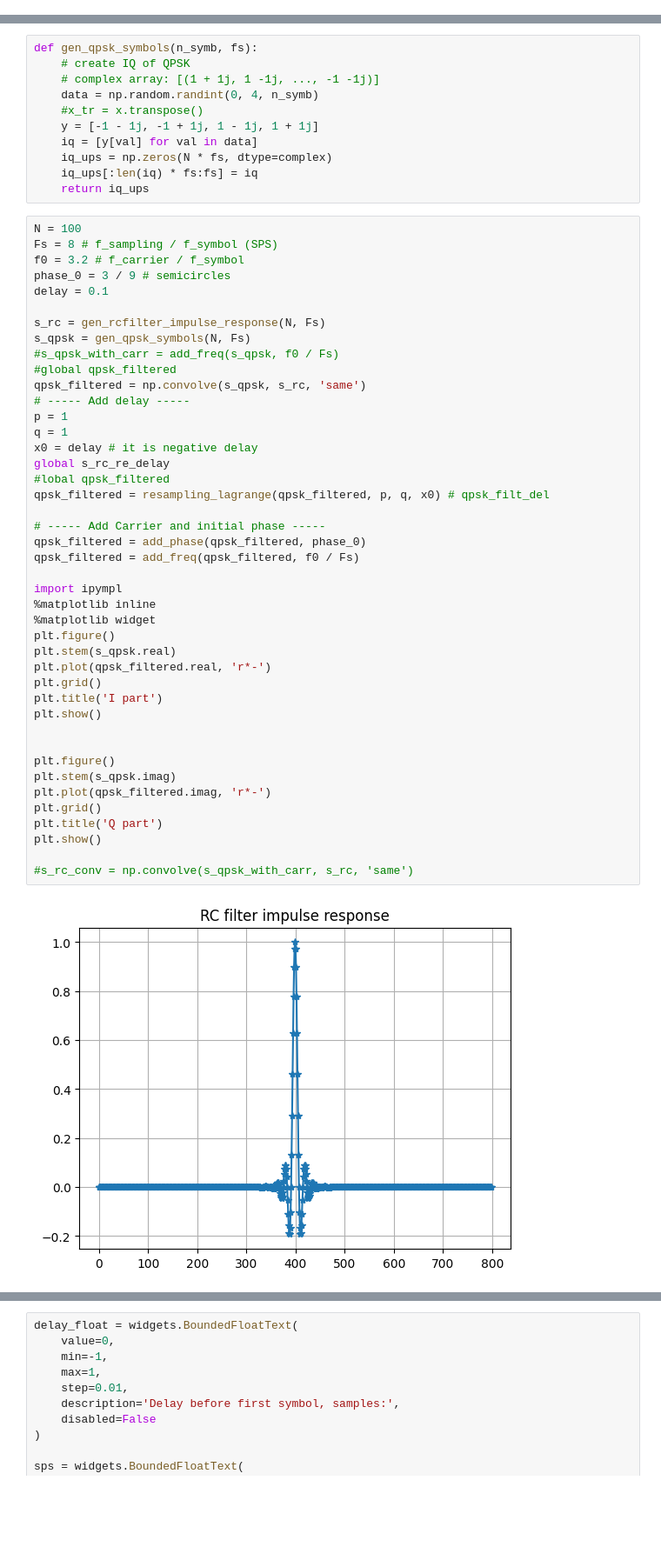
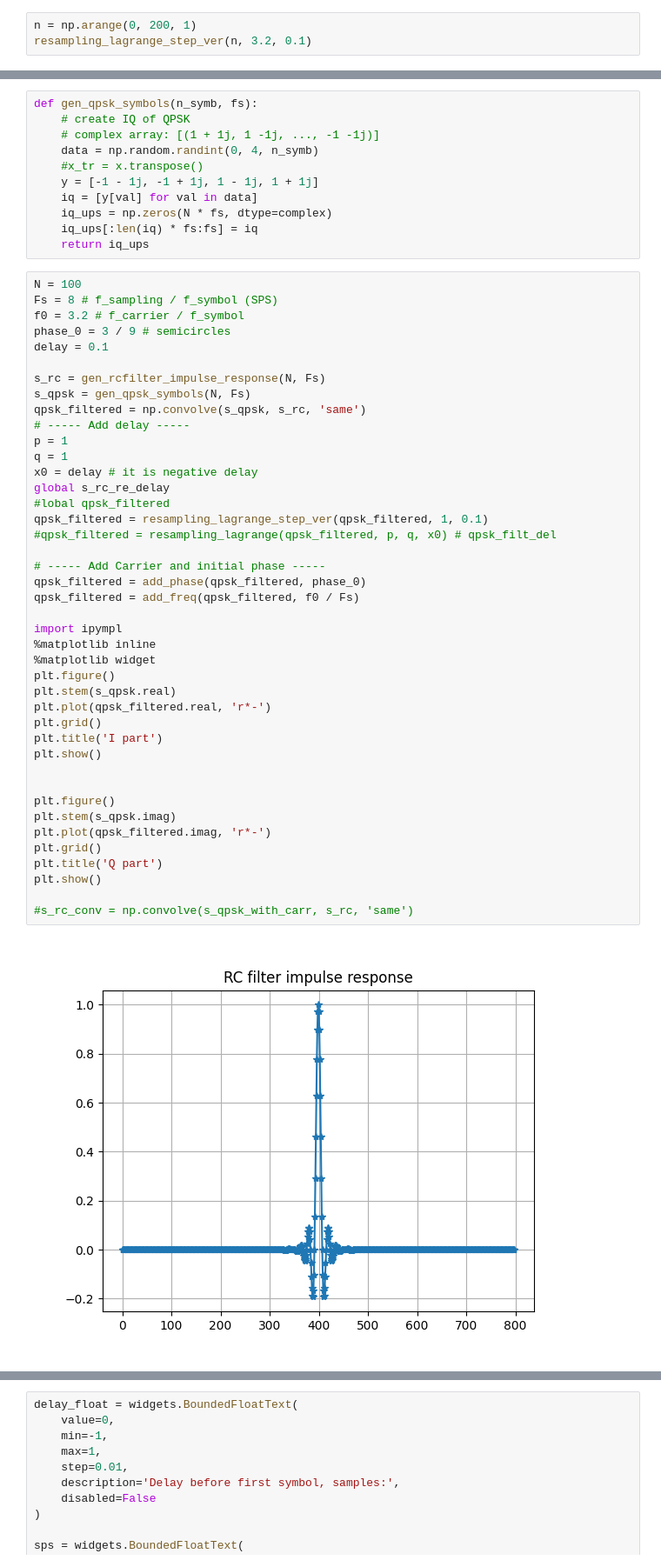
Before and after one commit to incredibleSaint/signal_processing, a Jupyter notebook: qpsk_visualization.ipynb, the cells around one changed output, grey strips where cells are left out. Shown: that part at 87% size. Drawn from its saved outputs; the diff is of its cells as text; blank space fills up the shorter version.

Commit message:
[+] pass step to resamle function

```diff
--- a/qpsk_visualization.ipynb
+++ b/qpsk_visualization.ipynb
@@ -24,0 +98,3 @@ from ipywidgets import interact, widgets
+# %%
+n = np.arange(0, 200, 1)
+resampling_lagrange_step_ver(n, 3.2, 0.1)
@@ -123,39 +217,38 @@ delay = 0.1
 
 s_rc = gen_rcfilter_impulse_response(N, Fs)
 s_qpsk = gen_qpsk_symbols(N, Fs)
-#s_qpsk_with_carr = add_freq(s_qpsk, f0 / Fs)
-#global qpsk_filtered
 qpsk_filtered = np.convolve(s_qpsk, s_rc, 'same')
 # ----- Add delay -----
 p = 1
 q = 1
 x0 = delay # it is negative delay
 global s_rc_re_delay
 #lobal qpsk_filtered
-qpsk_filtered = resampling_lagrange(qpsk_filtered, p, q, x0) # qpsk_filt_del
+qpsk_filtered = resampling_lagrange_step_ver(qpsk_filtered, 1, 0.1)
+#qpsk_filtered = resampling_lagrange(qpsk_filtered, p, q, x0) # qpsk_filt_del
 
 # ----- Add Carrier and initial phase -----
 qpsk_filtered = add_phase(qpsk_filtered, phase_0)
 qpsk_filtered = add_freq(qpsk_filtered, f0 / Fs)
 
 import ipympl
 %matplotlib inline
 %matplotlib widget
 plt.figure()
 plt.stem(s_qpsk.real)
 plt.plot(qpsk_filtered.real, 'r*-')
 plt.grid()
 plt.title('I part')
 plt.show()
 
 
 plt.figure()
 plt.stem(s_qpsk.imag)
 plt.plot(qpsk_filtered.imag, 'r*-')
 plt.grid()
 plt.title('Q part')
 plt.show()
 
 #s_rc_conv = np.convolve(s_qpsk_with_carr, s_rc, 'same')
 # %% [output]
-[figure, old version]
+[figure, new version]
```
Also changed, not shown: parts of 5 cells of this notebook.
